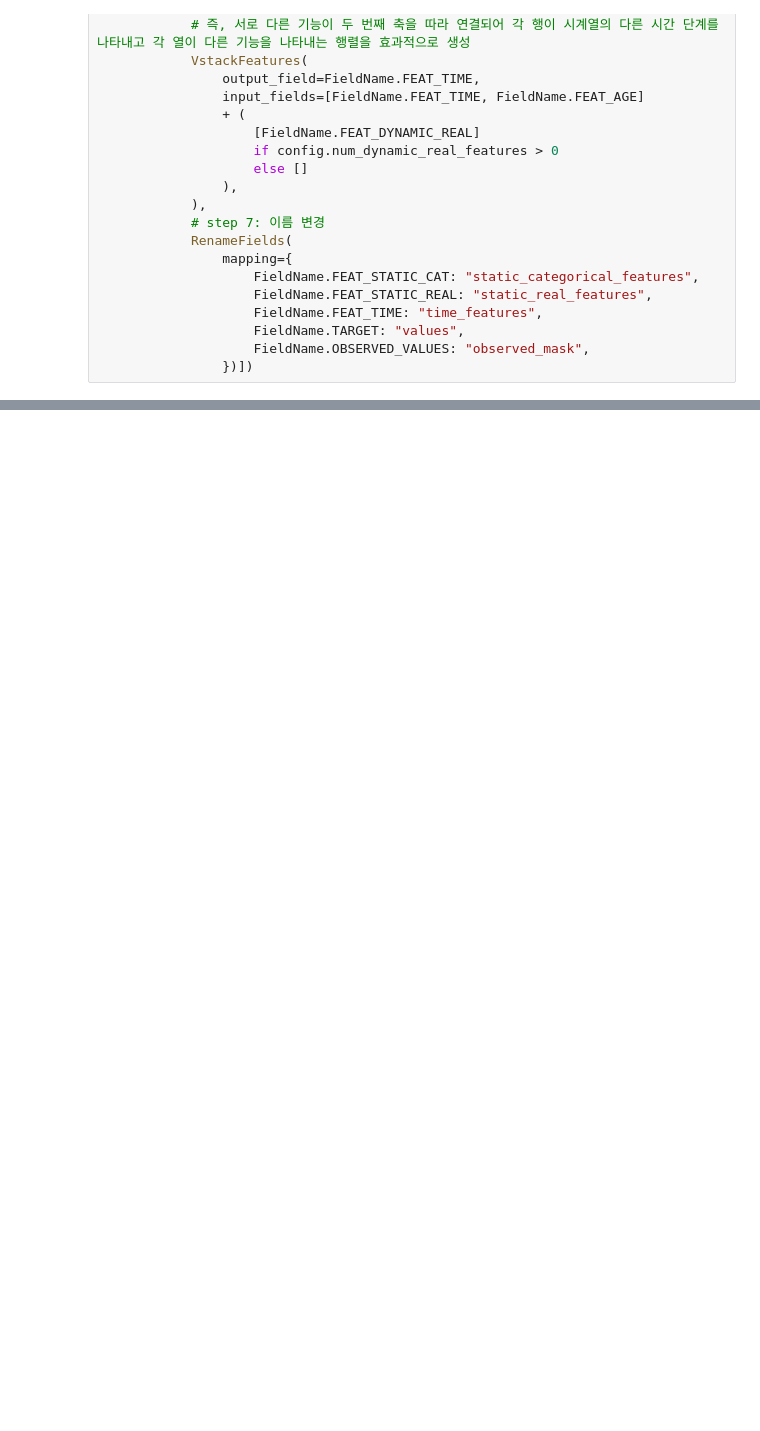
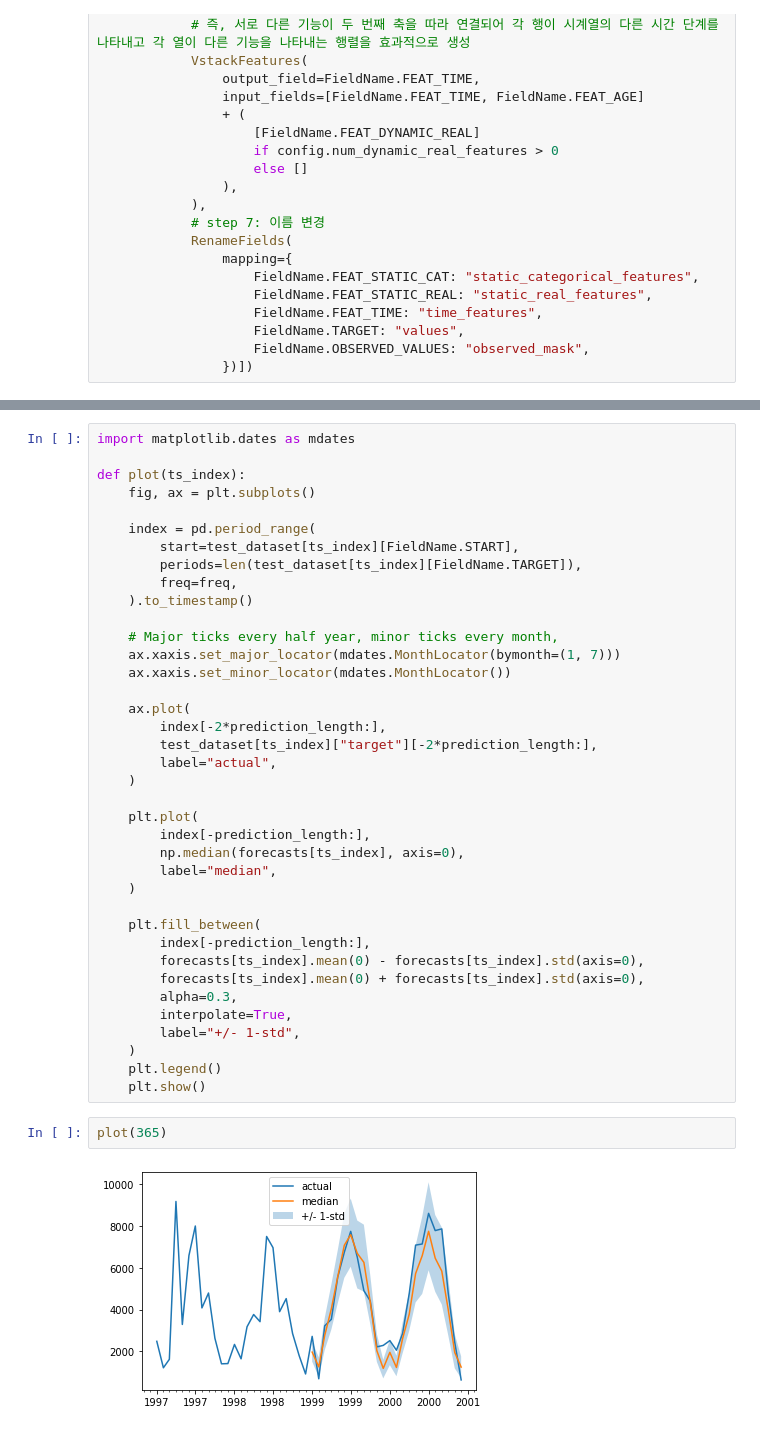
Before and after one commit to chorokdong/Study_everything, a Jupyter notebook: Time_Series/Time_Series_Transformers.ipynb, the cells around one changed output, grey strips where cells are left out. Saved outputs shown, nothing was run; the diff lists cells and outputs as text; blank space fills up the shorter version.

```diff
--- a/Time_Series/Time_Series_Transformers.ipynb
+++ b/Time_Series/Time_Series_Transformers.ipynb
@@ -276,0 +595,42 @@ from typing import Optional
+# %%
+import matplotlib.dates as mdates
+
+def plot(ts_index):
+    fig, ax = plt.subplots()
+
+    index = pd.period_range(
+        start=test_dataset[ts_index][FieldName.START],
+        periods=len(test_dataset[ts_index][FieldName.TARGET]),
+        freq=freq,
+    ).to_timestamp()
+
+    # Major ticks every half year, minor ticks every month,
+    ax.xaxis.set_major_locator(mdates.MonthLocator(bymonth=(1, 7)))
+    ax.xaxis.set_minor_locator(mdates.MonthLocator())
+
+    ax.plot(
+        index[-2*prediction_length:],
+        test_dataset[ts_index]["target"][-2*prediction_length:],
+        label="actual",
+    )
+
+    plt.plot(
+        index[-prediction_length:],
+        np.median(forecasts[ts_index], axis=0),
+        label="median",
+    )
+
+    plt.fill_between(
+        index[-prediction_length:],
+        forecasts[ts_index].mean(0) - forecasts[ts_index].std(axis=0),
+        forecasts[ts_index].mean(0) + forecasts[ts_index].std(axis=0),
+        alpha=0.3,
+        interpolate=True,
+        label="+/- 1-std",
+    )
+    plt.legend()
+    plt.show()
+# %%
+plot(365)
+# %% [output]
+[figure, added]
```
Also changed, not shown: parts of 22 cells of this notebook.
